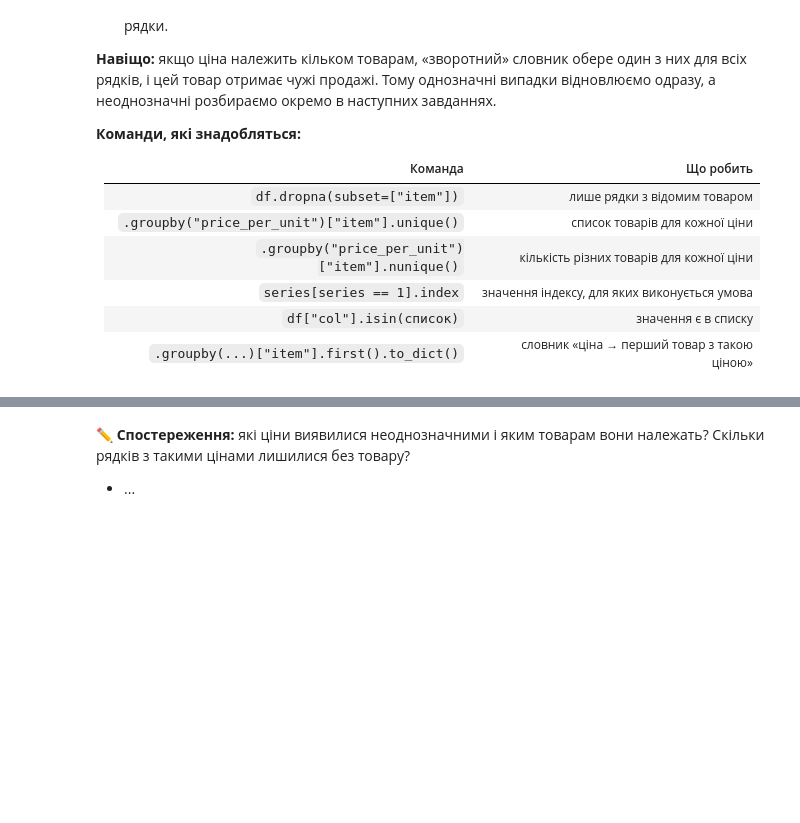
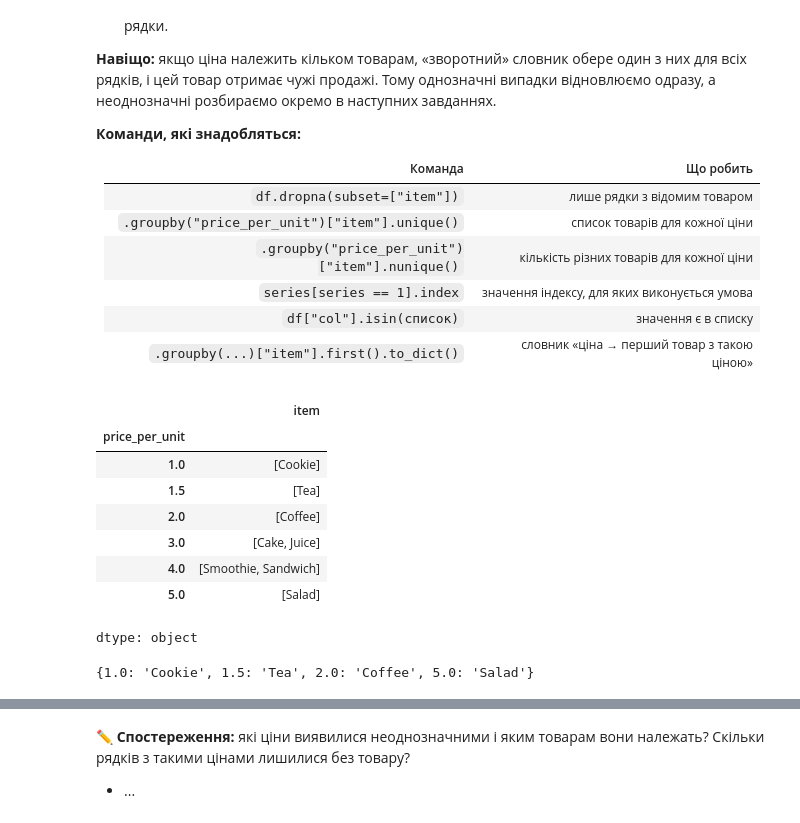
Before and after one commit to RomanLuja/Cafe_sale, a Jupyter notebook: Training_project_cafe_sales.ipynb, the cells around one changed output, grey strips where cells are left out. Drawn from its saved outputs; the diff is of its cells as text; code cells hidden in the pictures; blank space fills up the shorter version.

```diff
--- a/Training_project_cafe_sales.ipynb
+++ b/Training_project_cafe_sales.ipynb
@@ -485,0 +518,21 @@ dtype: int64
+# %%
+known_items = df.dropna(subset=["item"])
+
+known_items.groupby("price_per_unit")["item"].unique()
+# %% [output]
+|  | item |
+| price_per_unit |  |
+| 1.0 | [Cookie] |
+| 1.5 | [Tea] |
+| 2.0 | [Coffee] |
+| 3.0 | [Cake, Juice] |
+| 4.0 | [Smoothie, Sandwich] |
+| 5.0 | [Salad] |
+dtype: object
+# %%
+n_items = known_items.groupby('price_per_unit')['item'].nunique()
+unique_prices = n_items[n_items == 1].index
+item_per_price = known_items[known_items['price_per_unit'].isin(unique_prices)].groupby('price_per_unit')['item'].first().to_dict()
+item_per_price
+# %% [output]
+{1.0: 'Cookie', 1.5: 'Tea', 2.0: 'Coffee', 5.0: 'Salad'}
```
Also changed, not shown: parts of 9 cells of this notebook.
